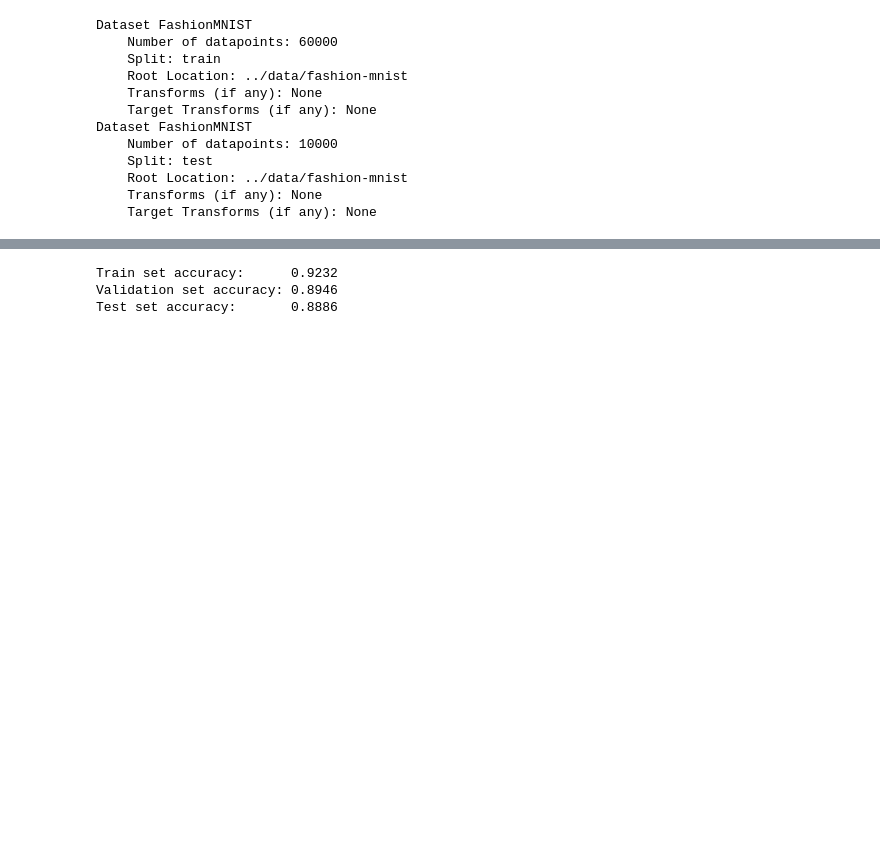
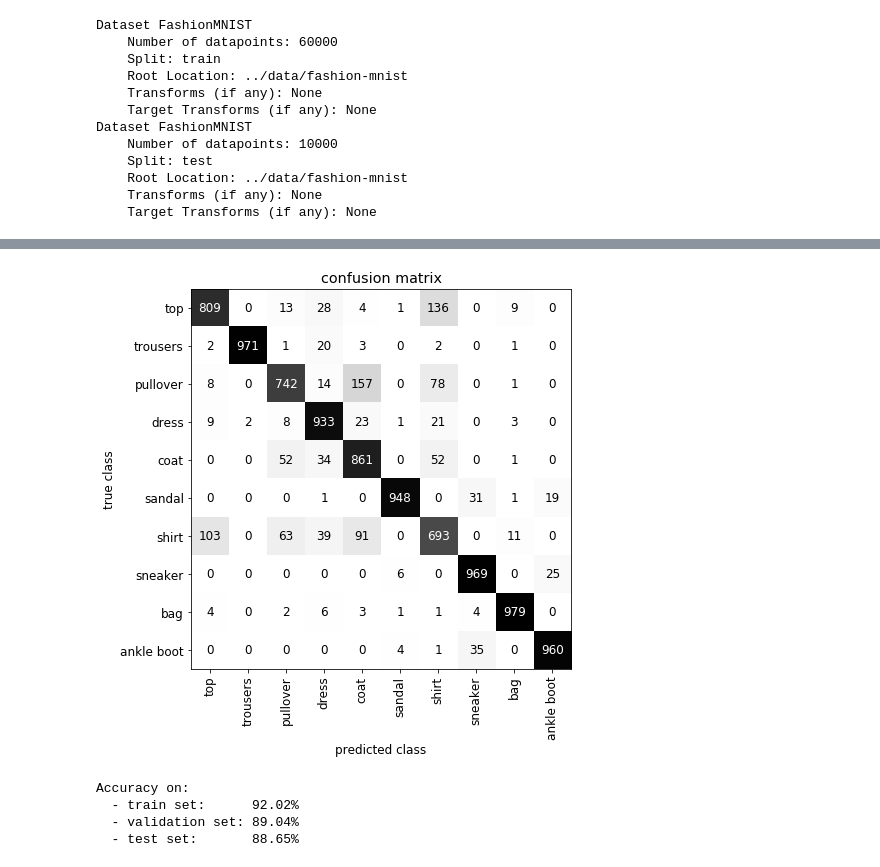
Before and after one commit to czyzi0/ml-notebooks, a Jupyter notebook: notebooks/fashion-mnist-classification.ipynb, the cells around one changed output, grey strips where cells are left out. Drawn from its saved outputs; the diff is of its cells as text; code cells hidden in the pictures; blank space fills up the shorter version.

```diff
--- a/notebooks/fashion-mnist-classification.ipynb
+++ b/notebooks/fashion-mnist-classification.ipynb
@@ -231,9 +261,16 @@ history.plot()
+# %%
+model.plot_confusion_matrix(test_loader)
+# %% [output]
+[figure, added]
 # %%
-print(f'Train set accuracy:      {model.evaluate(train_loader)[1]:.4f}')
-print(f'Validation set accuracy: {model.evaluate(val_loader)[1]:.4f}')
-print(f'Test set accuracy:       {model.evaluate(test_loader)[1]:.4f}')
+print(
+    'Accuracy on:\n'
+    f'  - train set:      {100 * model.evaluate(train_loader)[1]:.2f}%\n'
+    f'  - validation set: {100 * model.evaluate(val_loader)[1]:.2f}%\n'
+    f'  - test set:       {100 * model.evaluate(test_loader)[1]:.2f}%')
 # %% [output]
-Train set accuracy:      0.9232
-Validation set accuracy: 0.8946
-Test set accuracy:       0.8886
+Accuracy on:
+  - train set:      92.02%
+  - validation set: 89.04%
+  - test set:       88.65%
 # %%
```
Also changed, not shown: parts of 16 cells of this notebook.
